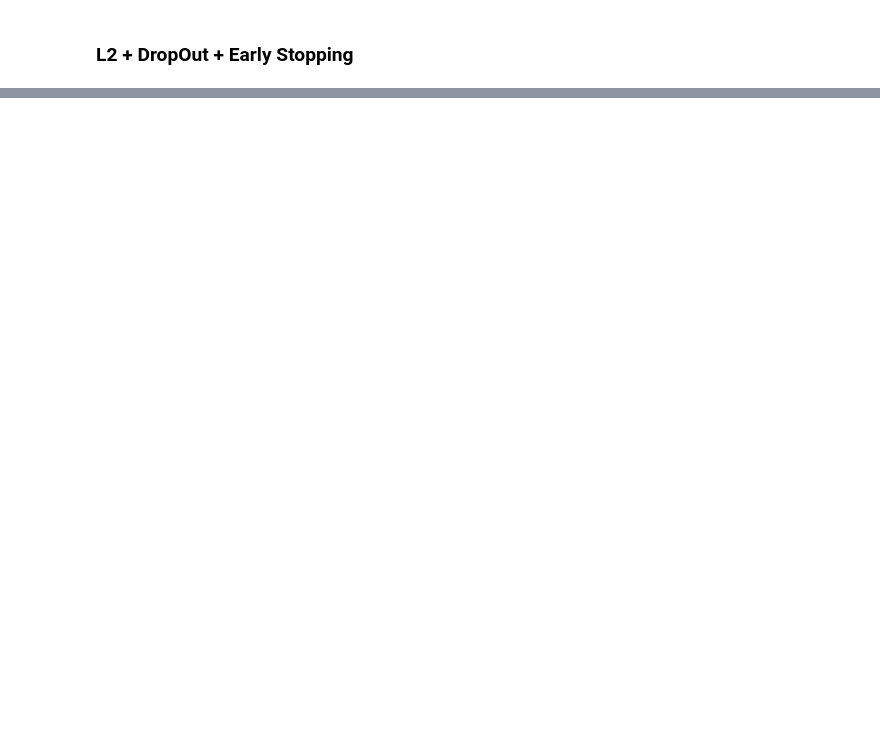
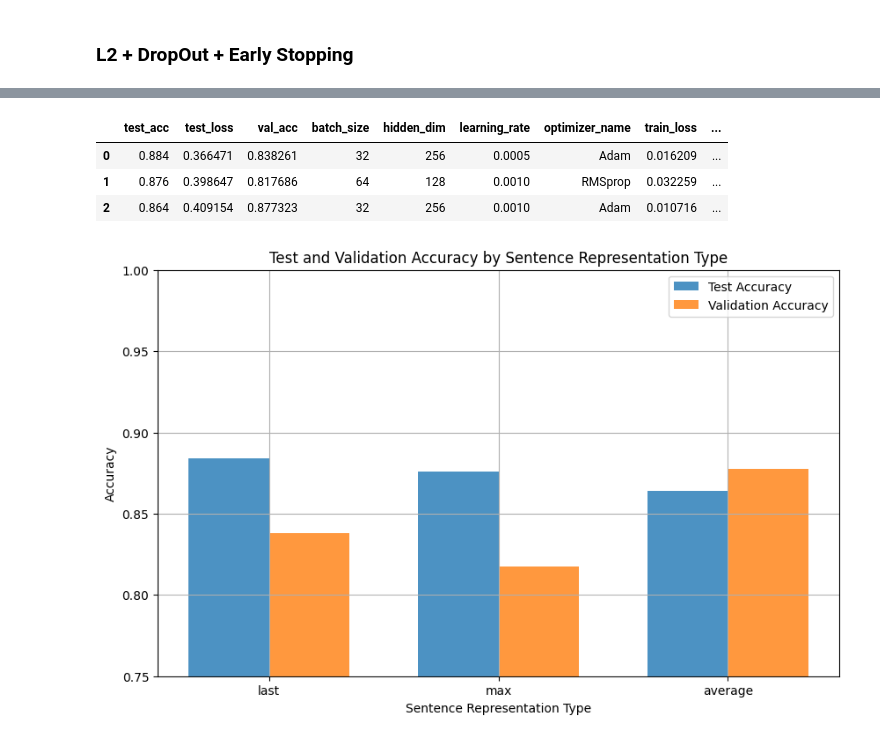
Before and after one commit to CLinnSheng/SC4002, a Jupyter notebook: part2.ipynb, the cells around one changed output, grey strips where cells are left out. Saved outputs shown, nothing was run; the diff lists cells and outputs as text; code cells hidden in the pictures; blank space fills up the shorter version.

```diff
--- a/part2.ipynb
+++ b/part2.ipynb
@@ -522,0 +624,9 @@ LOCAL_RANK: 0 - CUDA_VISIBLE_DEVICES: [0]
+# %%
+logs = load_tensorboard_logs("tb_logs/rnn_sentence_representation")
+print(logs.keys())
+test_result_df = test_top_n_models(
+    logs,
+    RNNClassifier,
+    test_dataset,
+    n=3
+)
@@ -522,0 +672,34 @@ LOCAL_RANK: 0 - CUDA_VISIBLE_DEVICES: [0]
+# %%
+test_result_df = test_result_df.sort_values("test_acc", ascending=False).reset_index(drop=True)
+test_result_df
+# %% [output]
+|  | test_acc | test_loss | val_acc | batch_size | hidden_dim | learning_rate | optimizer_name | train_loss | ... |
+| 0 | 0.884 | 0.366471 | 0.838261 | 32 | 256 | 0.0005 | Adam | 0.016209 | ... |
+| 1 | 0.876 | 0.398647 | 0.817686 | 64 | 128 | 0.0010 | RMSprop | 0.032259 | ... |
+| 2 | 0.864 | 0.409154 | 0.877323 | 32 | 256 | 0.0010 | Adam | 0.010716 | ... |
+# %%
+plt.figure(figsize=(10, 6))
+
+bar_width = 0.35
+index = range(len(test_result_df))
+
+plt.bar(index, test_result_df["test_acc"], bar_width, label="Test Accuracy", alpha=0.8)
+plt.bar(
+    [i + bar_width for i in index],
+    test_result_df["val_acc"],
+    bar_width,
+    label="Validation Accuracy",
+    alpha=0.8,
+)
+
+plt.xlabel("Sentence Representation Type")
+plt.ylabel("Accuracy")
+plt.title("Test and Validation Accuracy by Sentence Representation Type")
+plt.xticks([i + bar_width / 2 for i in index], test_result_df["sentence_representation_type"])
+plt.ylim(0.75, 1.0)
+plt.legend()
+plt.grid(True)
+
+plt.show()
+# %% [output]
+[figure, added]
```
Also changed, not shown: parts of 43 cells of this notebook, 6 other files.
